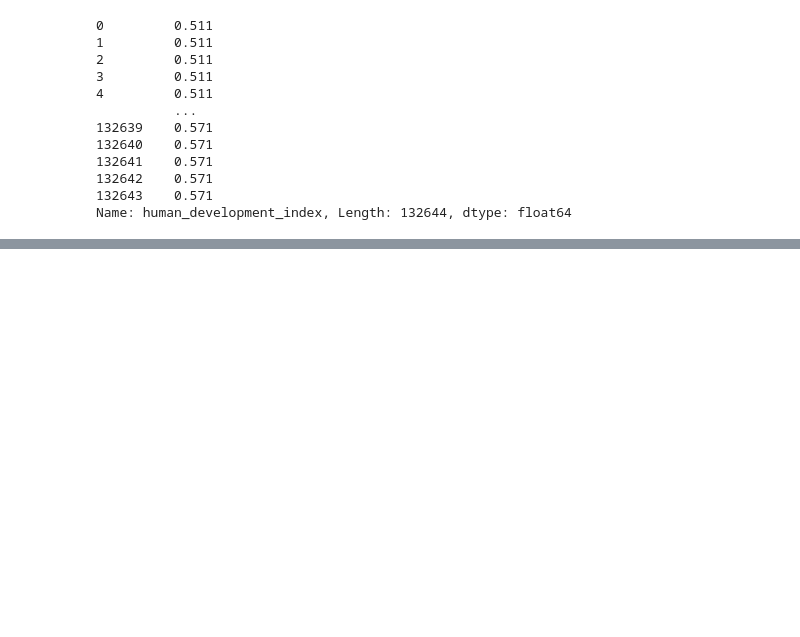
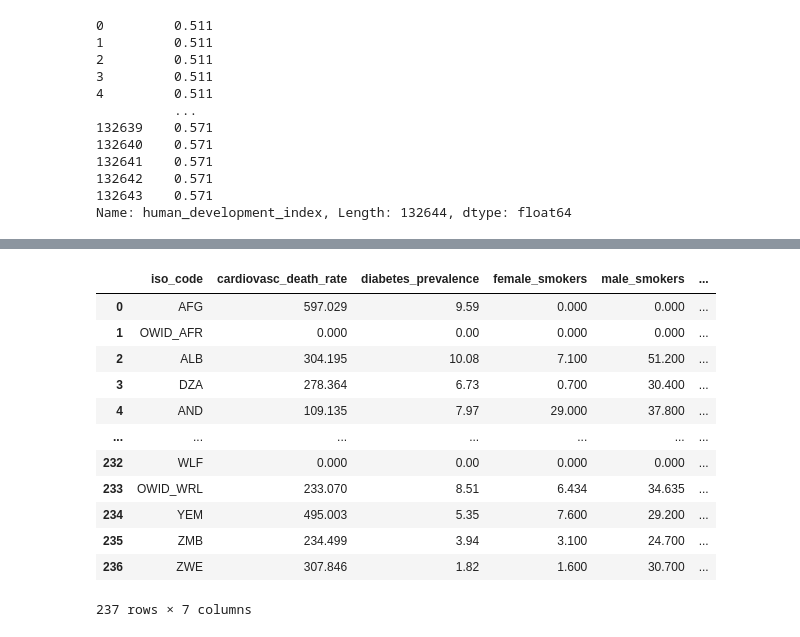
Before and after one commit to adityapuranik24/Covid-Analysis, a Jupyter notebook: Data_Cleaning/World_Covid_Cases.ipynb, the cells around one changed output, grey strips where cells are left out. Drawn from its saved outputs; the diff is of its cells as text; code cells hidden in the pictures; blank space fills up the shorter version.

```diff
--- a/Data_Cleaning/World_Covid_Cases.ipynb
+++ b/Data_Cleaning/World_Covid_Cases.ipynb
@@ -893,0 +959,20 @@ df['excess_mortality_cumulative_per_million'].isnull().sum()
+# %%
+mixed_data_df = df[['iso_code', 'cardiovasc_death_rate', 'diabetes_prevalence', 'female_smokers', 'male_smokers', 'handwashing_facilities',
+                    'hospital_beds_per_thousand']]
+mixed_data_df = mixed_data_df.drop_duplicates()
+mixed_data_df = mixed_data_df.reset_index(drop= True)
+mixed_data_df
+# %% [output]
+|  | iso_code | cardiovasc_death_rate | diabetes_prevalence | female_smokers | male_smokers | ... |
+| 0 | AFG | 597.029 | 9.59 | 0.000 | 0.000 | ... |
+| 1 | OWID_AFR | 0.000 | 0.00 | 0.000 | 0.000 | ... |
+| 2 | ALB | 304.195 | 10.08 | 7.100 | 51.200 | ... |
+| 3 | DZA | 278.364 | 6.73 | 0.700 | 30.400 | ... |
+| 4 | AND | 109.135 | 7.97 | 29.000 | 37.800 | ... |
+| ... | ... | ... | ... | ... | ... | ... |
+| 232 | WLF | 0.000 | 0.00 | 0.000 | 0.000 | ... |
+| 233 | OWID_WRL | 233.070 | 8.51 | 6.434 | 34.635 | ... |
+| 234 | YEM | 495.003 | 5.35 | 7.600 | 29.200 | ... |
+| 235 | ZMB | 234.499 | 3.94 | 3.100 | 24.700 | ... |
+| 236 | ZWE | 307.846 | 1.82 | 1.600 | 30.700 | ... |
+237 rows × 7 columns
```
Also changed, not shown: parts of 17 cells of this notebook, 6 other files.
